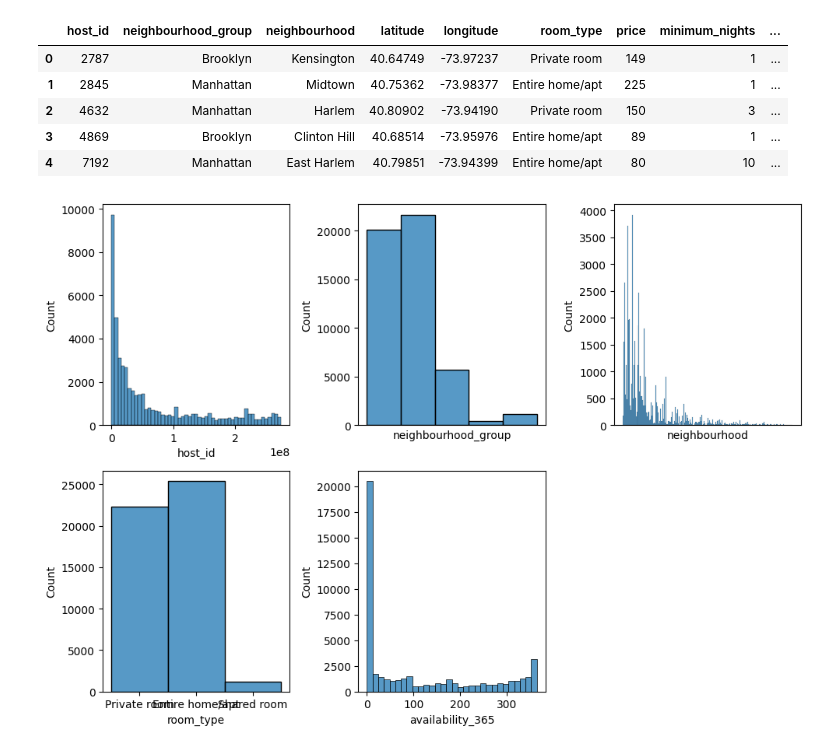
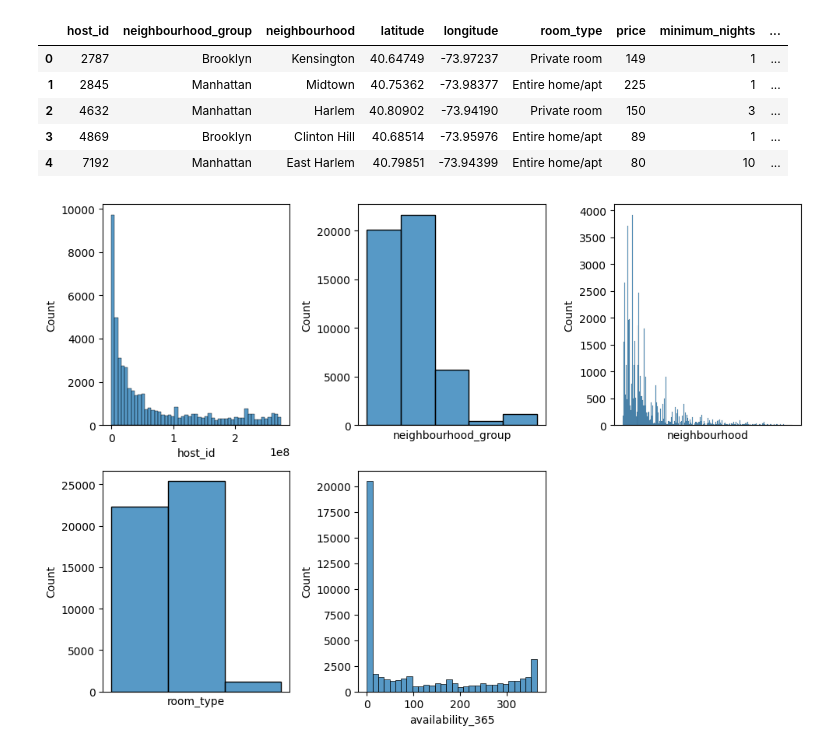
Before and after one commit to jatv93/procesamiento-de-datos, a Jupyter notebook: src/explore.ipynb, the cells around one changed output. Saved outputs shown, nothing was run; the diff lists cells and outputs as text; code cells hidden in the pictures.

Commit message:
histograma corregido

```diff
--- a/src/explore.ipynb
+++ b/src/explore.ipynb
@@ -85,23 +85,23 @@ total_data.head()
 # %%
 # Análisis sobre variables categóricas
 
 import matplotlib.pyplot as plt
 import seaborn as sns
 
 fig, axis = plt.subplots(2, 3, figsize = (10, 7))
 
 # Crear un histograma múltiple
 sns.histplot(ax = axis[0,0], data = total_data, x = "host_id")
 sns.histplot(ax = axis[0,1], data = total_data, x = "neighbourhood_group").set_xticks([])
 sns.histplot(ax = axis[0,2], data = total_data, x = "neighbourhood").set_xticks([])
-sns.histplot(ax = axis[1,0], data = total_data, x = "room_type")
+sns.histplot(ax = axis[1,0], data = total_data, x = "room_type").set_xticks([])
 sns.histplot(ax = axis[1,1], data = total_data, x = "availability_365")
 fig.delaxes(axis[1, 2])
 
 # Ajustar el layout
 plt.tight_layout()
 
 # Mostrar el plot
 plt.show()
 # %% [output]
-[figure, old version]
+[figure, new version]
```
